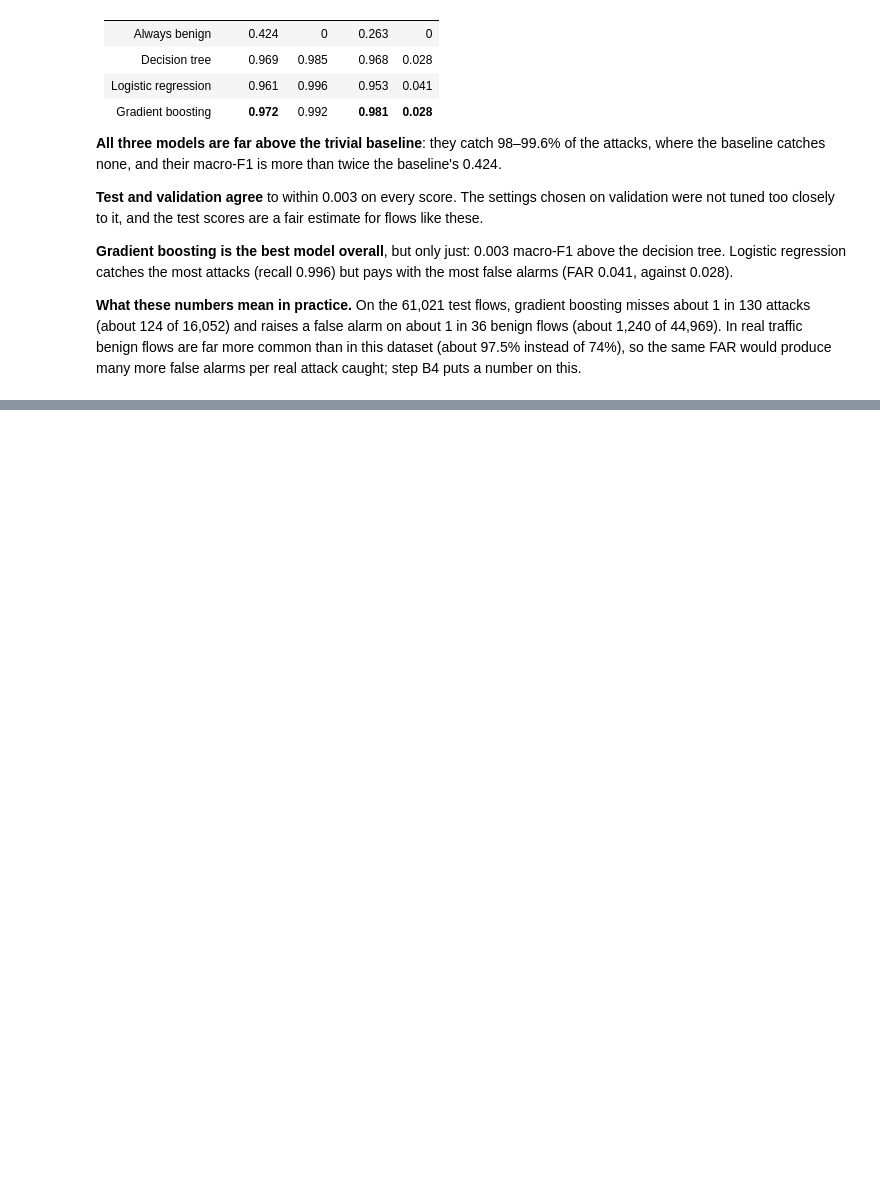
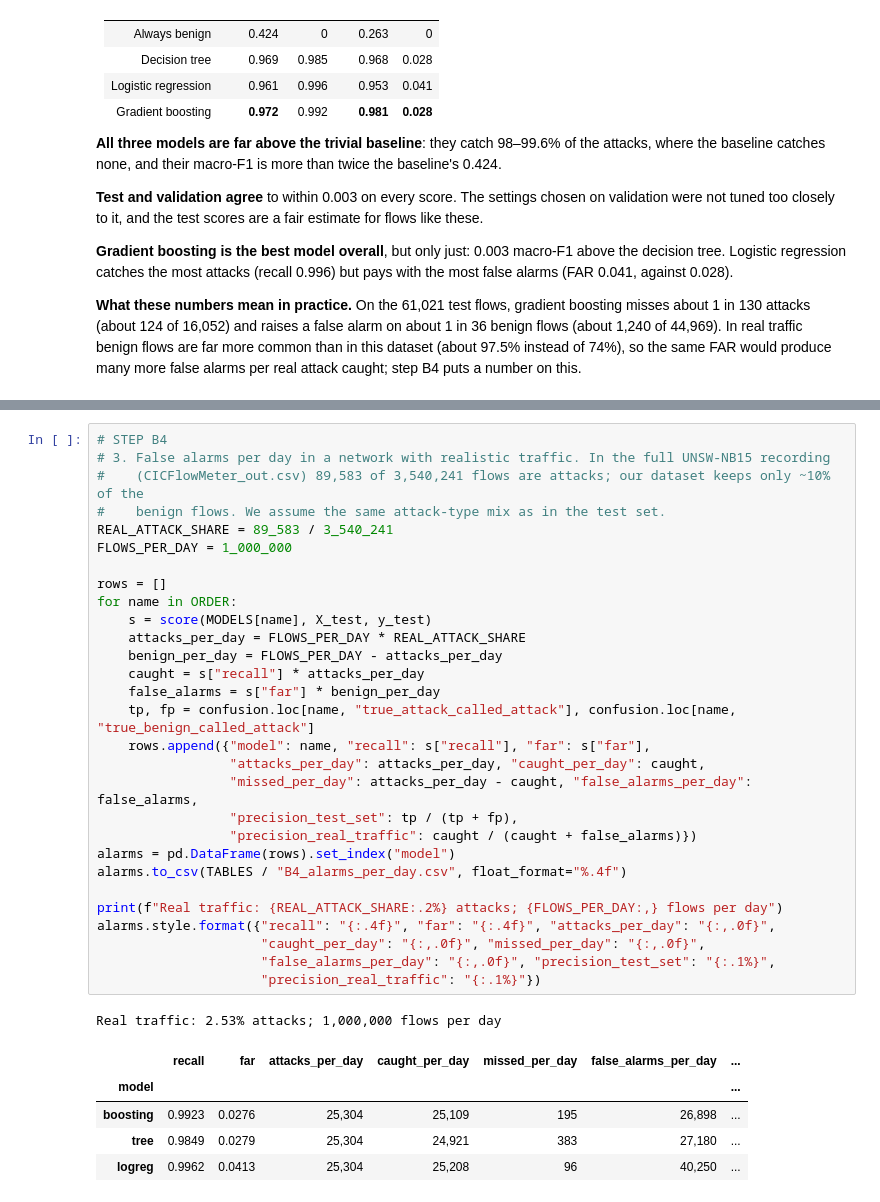
Before and after one commit to steve-nt/AI-for-Cybersecurity-Final-Mini-Project, a Jupyter notebook: parts/10_baseline_models.ipynb, the cells around one changed output, grey strips where cells are left out. Drawn from its saved outputs; the diff is of its cells as text; blank space fills up the shorter version.

```diff
--- a/parts/10_baseline_models.ipynb
+++ b/parts/10_baseline_models.ipynb
@@ -418,0 +557,36 @@ on this.
+# %%
+# STEP B4
+# 3. False alarms per day in a network with realistic traffic. In the full UNSW-NB15 recording
+#    (CICFlowMeter_out.csv) 89,583 of 3,540,241 flows are attacks; our dataset keeps only ~10% of the
+#    benign flows. We assume the same attack-type mix as in the test set.
+REAL_ATTACK_SHARE = 89_583 / 3_540_241
+FLOWS_PER_DAY = 1_000_000
+
+rows = []
+for name in ORDER:
+    s = score(MODELS[name], X_test, y_test)
+    attacks_per_day = FLOWS_PER_DAY * REAL_ATTACK_SHARE
+    benign_per_day = FLOWS_PER_DAY - attacks_per_day
+    caught = s["recall"] * attacks_per_day
+    false_alarms = s["far"] * benign_per_day
+    tp, fp = confusion.loc[name, "true_attack_called_attack"], confusion.loc[name, "true_benign_called_attack"]
+    rows.append({"model": name, "recall": s["recall"], "far": s["far"],
+                 "attacks_per_day": attacks_per_day, "caught_per_day": caught,
+                 "missed_per_day": attacks_per_day - caught, "false_alarms_per_day": false_alarms,
+                 "precision_test_set": tp / (tp + fp),
+                 "precision_real_traffic": caught / (caught + false_alarms)})
+alarms = pd.DataFrame(rows).set_index("model")
+alarms.to_csv(TABLES / "B4_alarms_per_day.csv", float_format="%.4f")
+
+print(f"Real traffic: {REAL_ATTACK_SHARE:.2%} attacks; {FLOWS_PER_DAY:,} flows per day")
+alarms.style.format({"recall": "{:.4f}", "far": "{:.4f}", "attacks_per_day": "{:,.0f}",
+                     "caught_per_day": "{:,.0f}", "missed_per_day": "{:,.0f}",
+                     "false_alarms_per_day": "{:,.0f}", "precision_test_set": "{:.1%}",
+                     "precision_real_traffic": "{:.1%}"})
+# %% [output]
+Real traffic: 2.53% attacks; 1,000,000 flows per day
+|  | recall | far | attacks_per_day | caught_per_day | missed_per_day | false_alarms_per_day | ... |
+| model |  |  |  |  |  |  | ... |
+| boosting | 0.9923 | 0.0276 | 25,304 | 25,109 | 195 | 26,898 | ... |
+| tree | 0.9849 | 0.0279 | 25,304 | 24,921 | 383 | 27,180 | ... |
+| logreg | 0.9962 | 0.0413 | 25,304 | 25,208 | 96 | 40,250 | ... |
```
Also changed, not shown: parts of 5 cells of this notebook, 7 other files.
